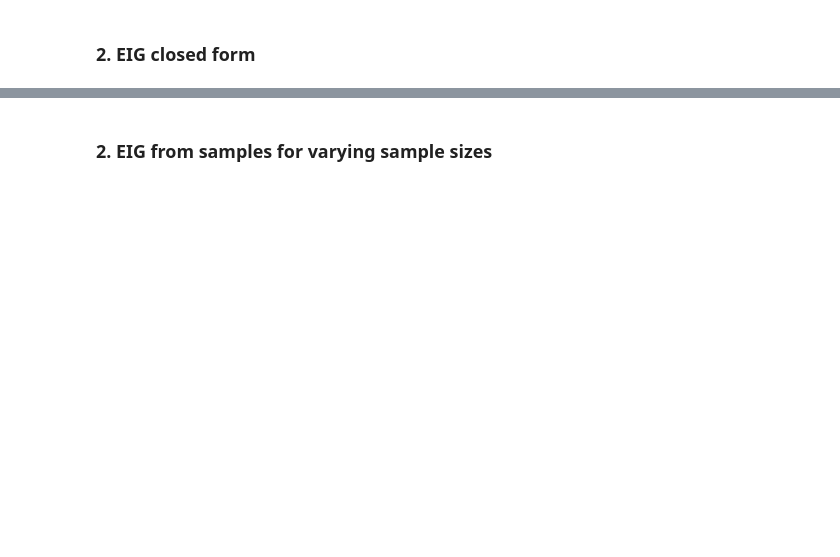
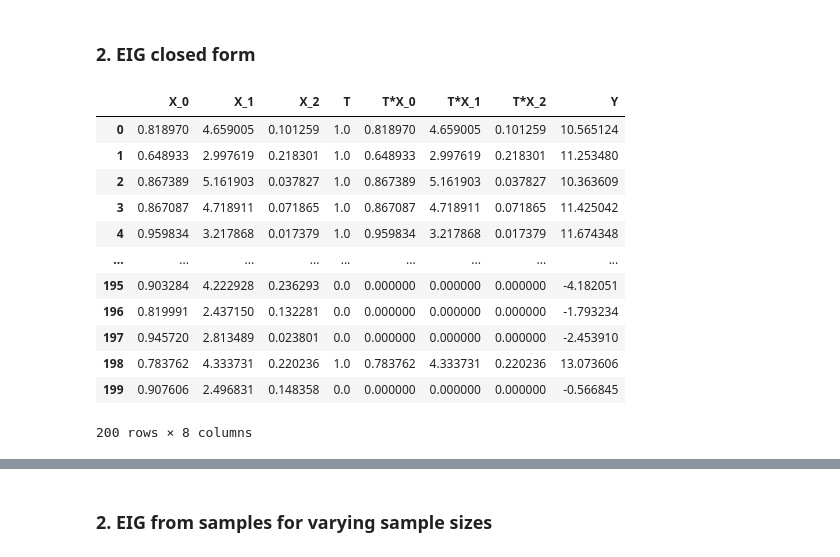
Before and after one commit to LucileTerminassian/causal_prospective_merge, a Jupyter notebook: notebooks/linear_synthetic.ipynb, the cells around one changed output, grey strips where cells are left out. Drawn from its saved outputs; the diff is of its cells as text; code cells hidden in the pictures; blank space fills up the shorter version.

```diff
--- a/notebooks/linear_synthetic.ipynb
+++ b/notebooks/linear_synthetic.ipynb
@@ -155,0 +150,19 @@ else:
+# %%
+exact_data = generate_exact_synthetic_data_varying_sample_size(
+    data_parameters, include_intercept=bool(include_intercept)
+)
+exact_data[200]["host"]
+# %% [output]
+|  | X_0 | X_1 | X_2 | T | T*X_0 | T*X_1 | T*X_2 | Y |
+| 0 | 0.818970 | 4.659005 | 0.101259 | 1.0 | 0.818970 | 4.659005 | 0.101259 | 10.565124 |
+| 1 | 0.648933 | 2.997619 | 0.218301 | 1.0 | 0.648933 | 2.997619 | 0.218301 | 11.253480 |
+| 2 | 0.867389 | 5.161903 | 0.037827 | 1.0 | 0.867389 | 5.161903 | 0.037827 | 10.363609 |
+| 3 | 0.867087 | 4.718911 | 0.071865 | 1.0 | 0.867087 | 4.718911 | 0.071865 | 11.425042 |
+| 4 | 0.959834 | 3.217868 | 0.017379 | 1.0 | 0.959834 | 3.217868 | 0.017379 | 11.674348 |
+| ... | ... | ... | ... | ... | ... | ... | ... | ... |
+| 195 | 0.903284 | 4.222928 | 0.236293 | 0.0 | 0.000000 | 0.000000 | 0.000000 | -4.182051 |
+| 196 | 0.819991 | 2.437150 | 0.132281 | 0.0 | 0.000000 | 0.000000 | 0.000000 | -1.793234 |
+| 197 | 0.945720 | 2.813489 | 0.023801 | 0.0 | 0.000000 | 0.000000 | 0.000000 | -2.453910 |
+| 198 | 0.783762 | 4.333731 | 0.220236 | 1.0 | 0.783762 | 4.333731 | 0.220236 | 13.073606 |
+| 199 | 0.907606 | 2.496831 | 0.148358 | 0.0 | 0.000000 | 0.000000 | 0.000000 | -0.566845 |
+200 rows × 8 columns
```
Also changed, not shown: parts of 11 cells of this notebook, 5 other files.
